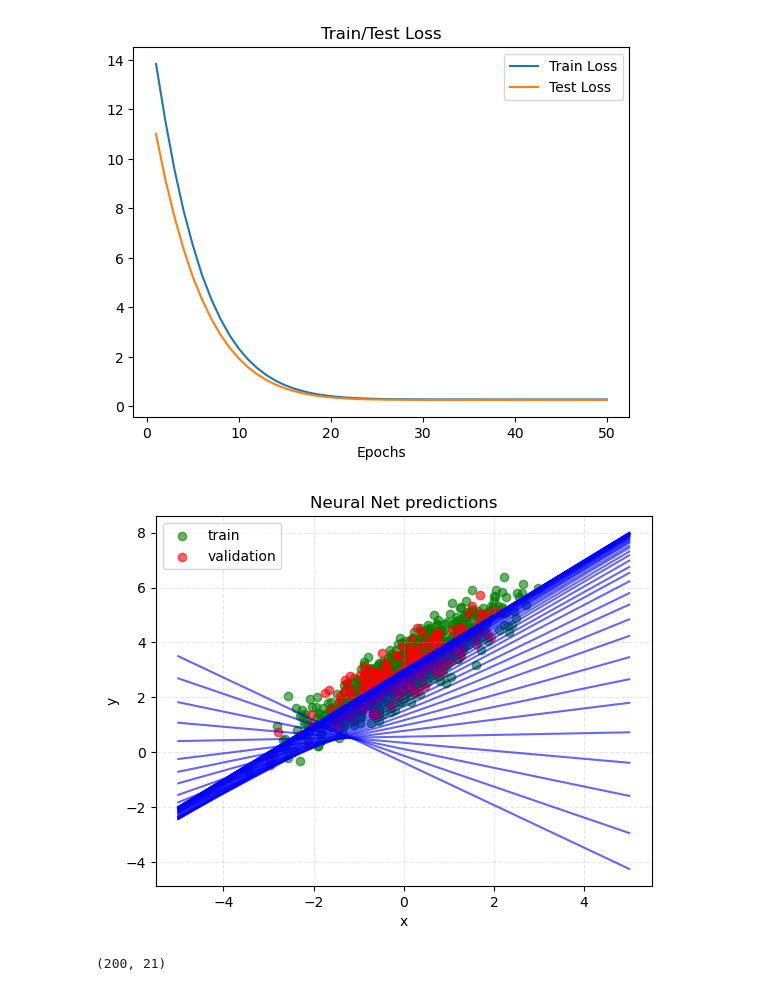
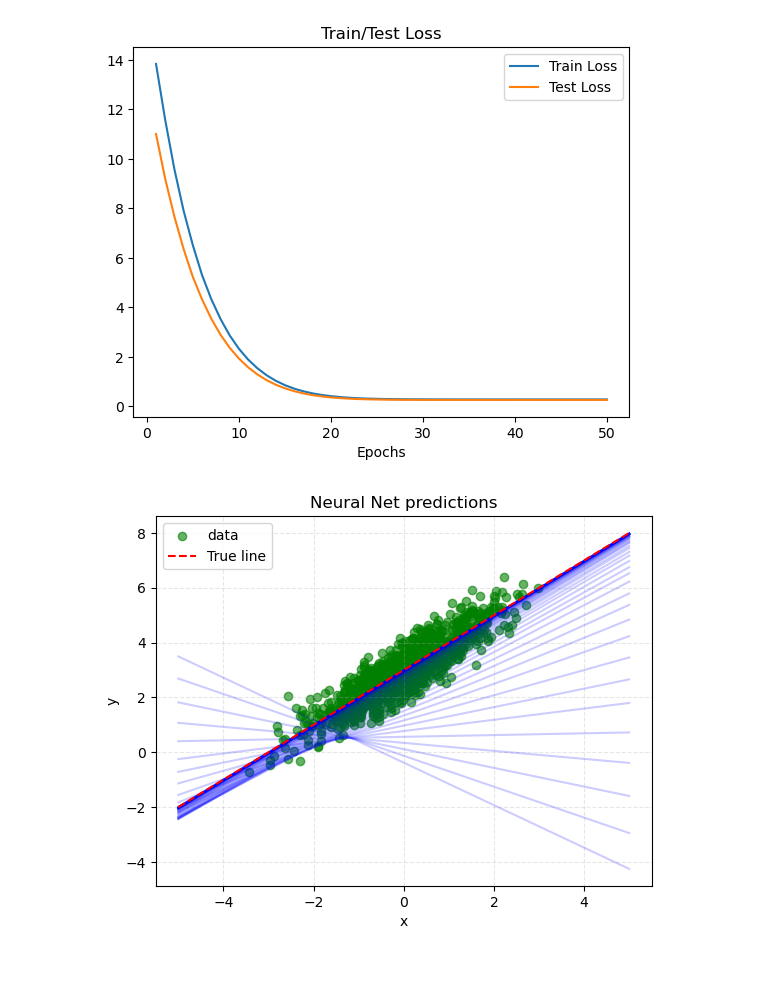
Before and after one commit to ElliotBlackstone/automotive-ssd-object-detection, a Jupyter notebook: LinRegTest.ipynb, the cells around one changed output. Drawn from its saved outputs; the diff is of its cells as text; code cells hidden in the pictures.

```diff
--- a/LinRegTest.ipynb
+++ b/LinRegTest.ipynb
@@ -249,27 +237,25 @@ plt.show()
 # %%
 slopes = np.array(model_0_results['slope'])         # list -> array, shape [k]
 intercepts = np.array(model_0_results['intercept'])  # list -> array, shape [k]
 assert slopes.shape == intercepts.shape
 
 # choose an x-range (change as needed)
 x = np.linspace(-5, 5, 200)       # shape [n]
 
 # broadcast to all lines: Y[i, j] = slopes[i]*x[j] + intercepts[i]
 Y = slopes[:, None] * x[None, :] + intercepts[:, None]   # shape [k, n]
 
-plt.plot(x, Y.T.squeeze(), alpha=0.6, c='b')       # plot all k lines at once
-plt.scatter(Xtr, ytr, c='g', alpha=0.6, label='train')
-plt.scatter(Xva, yva, c='r', alpha=0.6, label='validation')
+plt.plot(x, Y.T.squeeze(), alpha=0.2, c='b')       # plot all k lines at once
+plt.scatter(Xtr, ytr, c='g', alpha=0.6, label='data')
+plt.scatter(Xva, yva, c='g', alpha=0.6)
+
+plt.plot(x, x + true_b, c='r', linestyle='dashed', label='True line')
 
 plt.legend()
 plt.xlabel("x")
 plt.ylabel("y")
 plt.title("Neural Net predictions")
 plt.grid(True, linestyle="--", alpha=0.3)
 plt.show()
 # %% [output]
-[figure, old version]
+[figure, new version]
-# %%
-Y.T.squeeze().shape
-# %% [output]
-(200, 21)
```
Also changed, not shown: parts of 4 cells of this notebook, 2 other files.
